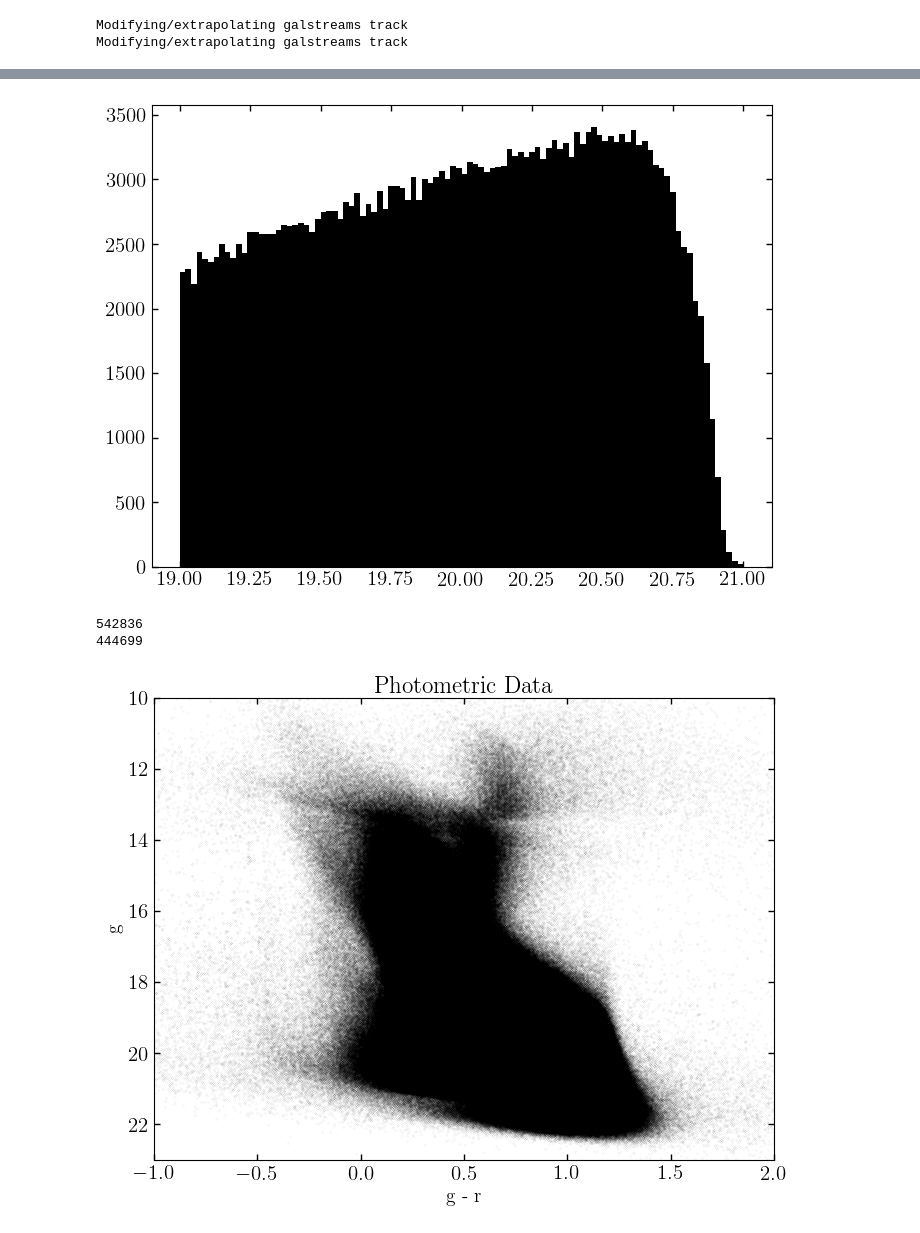
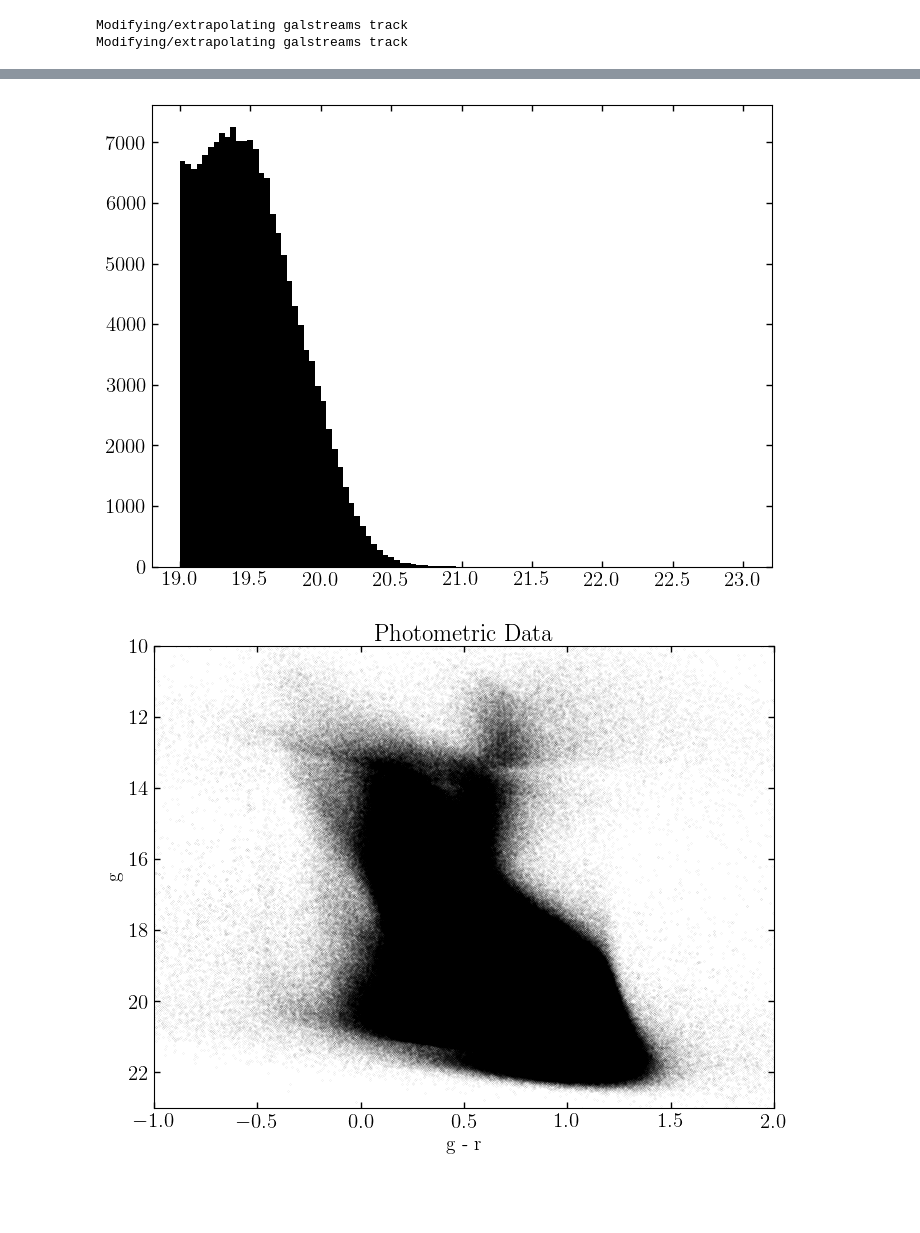
Before and after one commit to ktavangar/gd1-dr3, a Jupyter notebook: notebooks/Photometric-Modeling-Pipeline/generating_data.ipynb, the cells around one changed output, grey strips where cells are left out. Saved outputs shown, nothing was run; the diff lists cells and outputs as text; code cells hidden in the pictures; blank space fills up the shorter version.

```diff
--- a/notebooks/Photometric-Modeling-Pipeline/generating_data.ipynb
+++ b/notebooks/Photometric-Modeling-Pipeline/generating_data.ipynb
@@ -19,7 +19,7 @@ import galstreams as gst
 from pyia import GaiaData
 import gala.coordinates as gc
 # %%
-data = Table.read("/Users/Tavangar/Work/gd1-dr3/data/GD1-region-alldata.fits")
+data_previous = Table.read("/Users/Tavangar/Work/gd1-dr3/data/GD1-region-alldata.fits")
 # %%
 mws = gst.MWStreams(verbose=False, implement_Off=True)
 
@@ -61,4 +61,5 @@ for name in ["phi1", "phi2", "pm_phi1_cosphi2", "pm_phi2"]:
     if name not in ["phi1", "phi2"]:
         gaia_data[f"{name}_unrefl"] = getattr(c_stream, name)
 # %%
-joined = at.join(gaia_data, p.data, keys="source_id")
+joined0 = at.join(gaia_data, p.data, keys="source_id")
+joined = at.join(joined0, data_previous['source_id', 'rv', 'rv_err'], keys="source_id", join_type="left")
@@ -88,19 +92,0 @@ plt.show()
-# %%
-phi1_lim = (-100, 20)
-
-on_stream_outline = Pawprint.pawprint_from_galstreams(
-        stream_name = "GD-1",
-        pawprint_ID = "pricewhelan2018",
-        width=2.0 * u.deg,
-        phi1_lim=phi1_lim)
-
-on_stream_patch = mpl.patches.Polygon(
-    on_stream_outline.skyprint["stream"].vertices[::50],
-)
-
-on_points = np.vstack((joined['phi1'], joined['phi2'])).T
-on_mask = on_stream_patch.get_path().contains_points(on_points)
-off_mask = ~on_mask
-
-_, pm_mask = rough_pm_poly(on_stream_outline, joined, buffer=2)
-bkg_tbl = joined[pm_mask & off_mask]
@@ -190,4 +108,4 @@ pawprint.pmprint, pm_mask = rough_pm_poly(pawprint, joined, buffer=2)
 # %%
 # Create the CMD cuts
-iso_obj_ = Isochrone(data, inputs[stream_name], pawprint=pawprint)
+iso_obj_ = Isochrone(joined, inputs[stream_name], pawprint=pawprint)
 _, _, _, _, pprint = iso_obj_.simpleSln(mass_thresh=0.83)
@@ -215,16 +135,10 @@ run_data_ = iso_obj.cat[pm_mask]# & (iso_mask | hb_mask)]
 bkg_data_ = iso_obj.cat[pm_mask & ~iso_obj.on_skymask]
 stream_data_ = iso_obj.cat[pmsel.pm12_mask & (iso_mask | hb_mask) & iso_obj.on_skymask]
 # %%
-plt.hist(run_data_['phot_g_mean_mag'], bins=100, range=[19,21])
+plt.hist(run_data_['phot_rp_mean_mag'], bins=100, range=[19,23])
 plt.show()
 # %% [output]
-[figure, old version]
+[figure, new version]
-# %%
-print(len(run_data_))
-print(len(bkg_data_))
-# %% [output]
-542836
-444699
 # %%
 plt.scatter(joined['g0'] - joined['r0'], joined['g0'], s=0.001)
 plt.xlabel('g - r')
```
Also changed, not shown: parts of 14 cells of this notebook, 5 other files.
